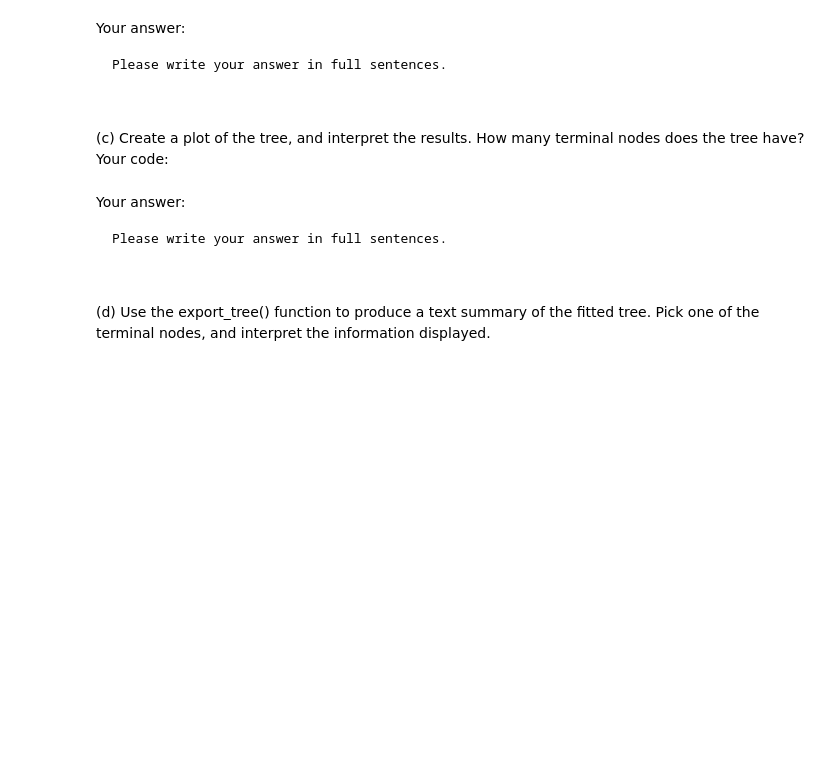
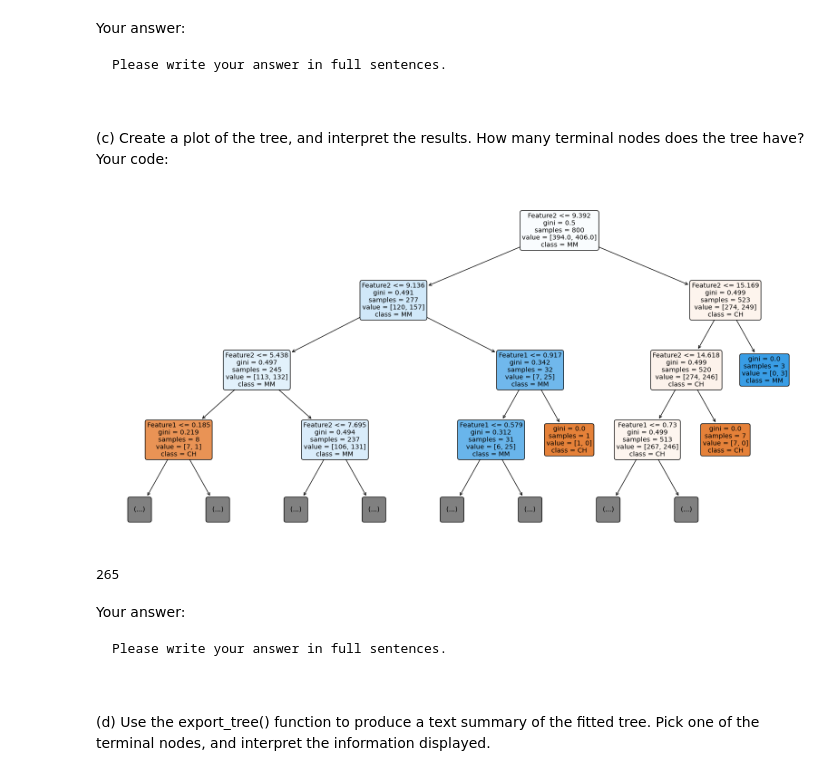
Before and after one commit to BU-MSSP-Classroom/MA679_Spring2024_07_tree_ensemble-Allenlovemia, a Jupyter notebook: Ch08_TreeEnsemble_Python.ipynb, the cells around one changed output. Saved outputs shown, nothing was run; the diff lists cells and outputs as text; code cells hidden in the pictures; blank space fills up the shorter version.

```diff
--- a/Ch08_TreeEnsemble_Python.ipynb
+++ b/Ch08_TreeEnsemble_Python.ipynb
@@ -400,5 +427,26 @@ rate?
 
 Your code:
 # %%
-#
-#
+from sklearn.tree import DecisionTreeClassifier
+from sklearn.metrics import accuracy_score
+
+# Preparing the data
+X_train_OJ = train_OJ.drop('Purchase', axis=1)
+y_train_OJ = train_OJ['Purchase']
+
+# Since our simulated data includes categorical features, we'll apply one-hot encoding
+X_train_OJ_encoded = pd.get_dummies(X_train_OJ)
+
+# Fitting the decision tree classifier
+dt_classifier_OJ = DecisionTreeClassifier(random_state=42)
+dt_classifier_OJ.fit(X_train_OJ_encoded, y_train_OJ)
+
+# Predicting on the training data
+y_pred_train_OJ = dt_classifier_OJ.predict(X_train_OJ_encoded)
+
+# Calculating the accuracy on the training data
+accuracy_train_OJ = accuracy_score(y_train_OJ, y_pred_train_OJ)
+
+# Calculating the training error rate
+training_error_rate_OJ = 1 - accuracy_train_OJ
+training_error_rate_OJ
@@ -414,8 +464,25 @@ Please write your answer in full sentences.
 (c) Create a plot of the tree, and interpret the results. How many terminal nodes does the tree have?
 Your code:
 # %%
-#
-#
+from sklearn.tree import plot_tree
+import matplotlib.pyplot as plt
+
+# Plotting the decision tree
+plt.figure(figsize=(20, 10))
+plot_tree(dt_classifier_OJ,
+          feature_names=X_train_OJ_encoded.columns,
+          class_names=dt_classifier_OJ.classes_,
+          filled=True,
+          rounded=True,
+          max_depth=3)  # Limiting depth for visualization purposes
+plt.show()
+
+# Counting the number of terminal nodes (leaves)
+num_terminal_nodes = dt_classifier_OJ.get_n_leaves()
+num_terminal_nodes
+# %% [output]
+[figure, added]
+265
 # %% [markdown]
 Your answer:
 
```
Also changed, not shown: parts of 11 cells of this notebook.
